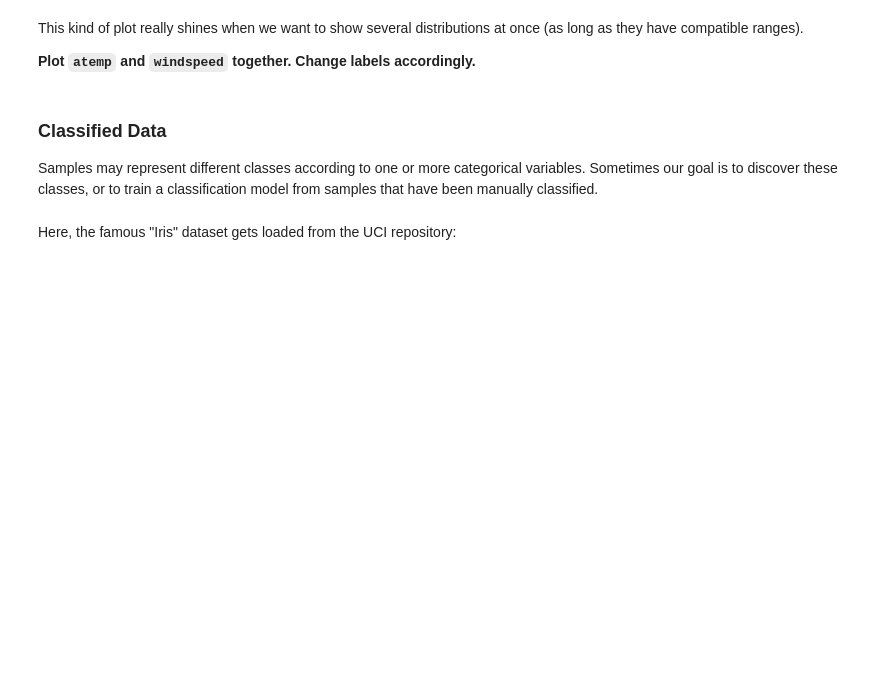
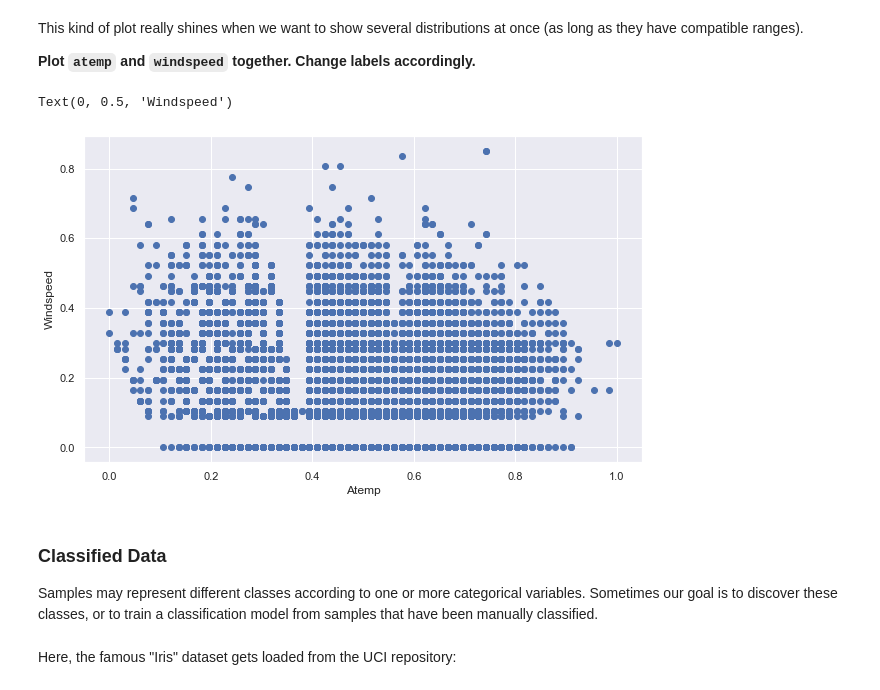
Before and after one commit to reediredale/institute-of-data, a Jupyter notebook: Module 2/Lab 2.1.2.ipynb, the cells around one changed output. Drawn from its saved outputs; the diff is of its cells as text; code cells hidden in the pictures; blank space fills up the shorter version.

```diff
--- a/Module 2/Lab 2.1.2.ipynb
+++ b/Module 2/Lab 2.1.2.ipynb
@@ -129,3 +143,11 @@ This kind of plot really shines when we want to show several distributions at on
+# %%
+#ANSWER
+plt.scatter(x = bikes['atemp'], y = bikes['windspeed'])
+plt.xlabel('Atemp')
+plt.ylabel('Windspeed')
+# %% [output]
+Text(0, 0.5, 'Windspeed')
+[figure, added]
 # %% [markdown]
 ### Classified Data
 
```
Also changed, not shown: parts of 10 cells of this notebook.
